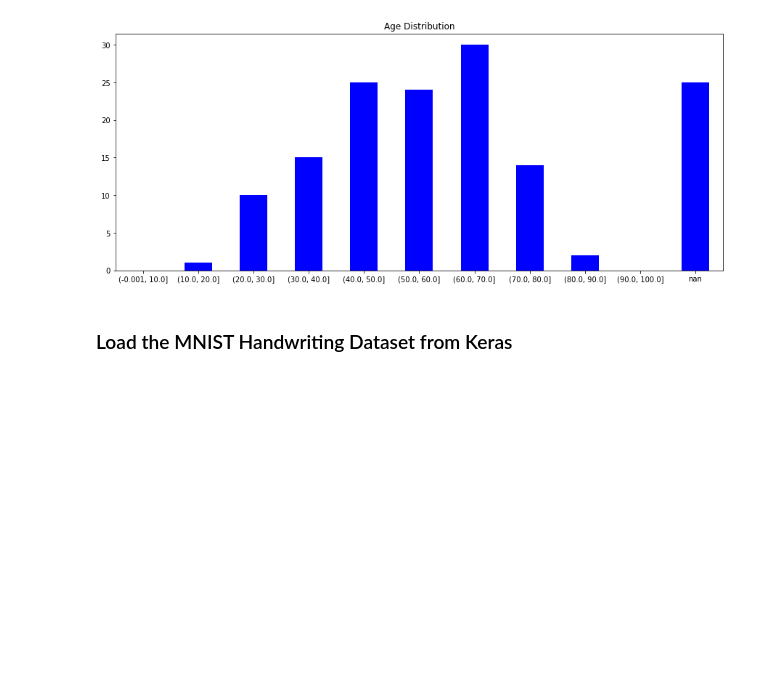
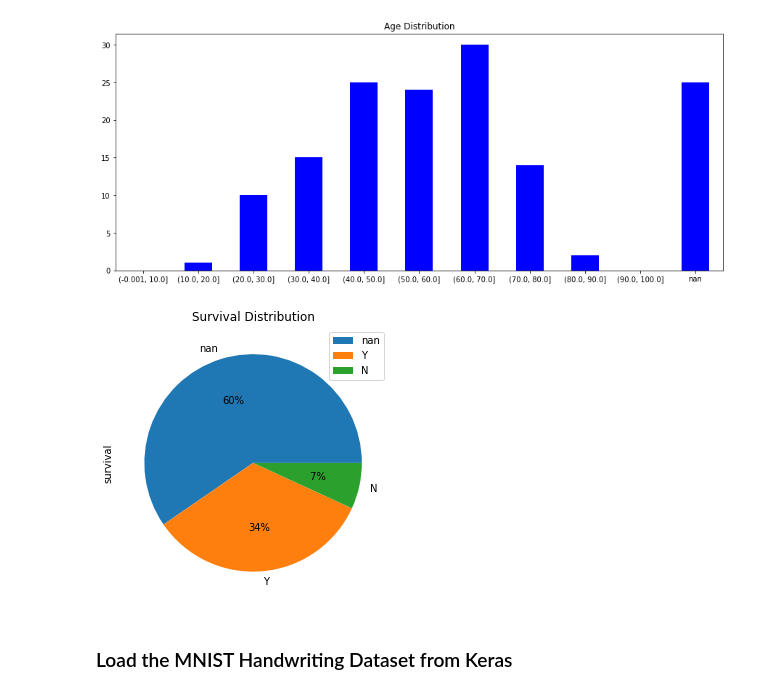
Before and after one commit to MPdeM/imaging_diagnosis, a Jupyter notebook: BuildModel.ipynb, the cells around one changed output. Cells and saved outputs as stored; diff of their text form; code cells hidden in the pictures; blank space fills up the shorter version.

```diff
--- a/BuildModel.ipynb
+++ b/BuildModel.ipynb
@@ -99,3 +99,12 @@ ax = out.value_counts(sort=False, dropna=False).plot.bar(rot=0, color="b", figsi
 plt.show()
 # %% [output]
 [figure]
+# %%
+# Survival
+ax = df['survival'].value_counts(dropna=False).plot.pie(y='survival',
+                                                        legend = True,
+                                                        autopct='%2.0f%%',
+                                                        figsize = (5,5),
+                                                        title = 'Survival Distribution')
+# %% [output]
+[figure, added]
```
Also changed, not shown: parts of 1 cell of this notebook.
